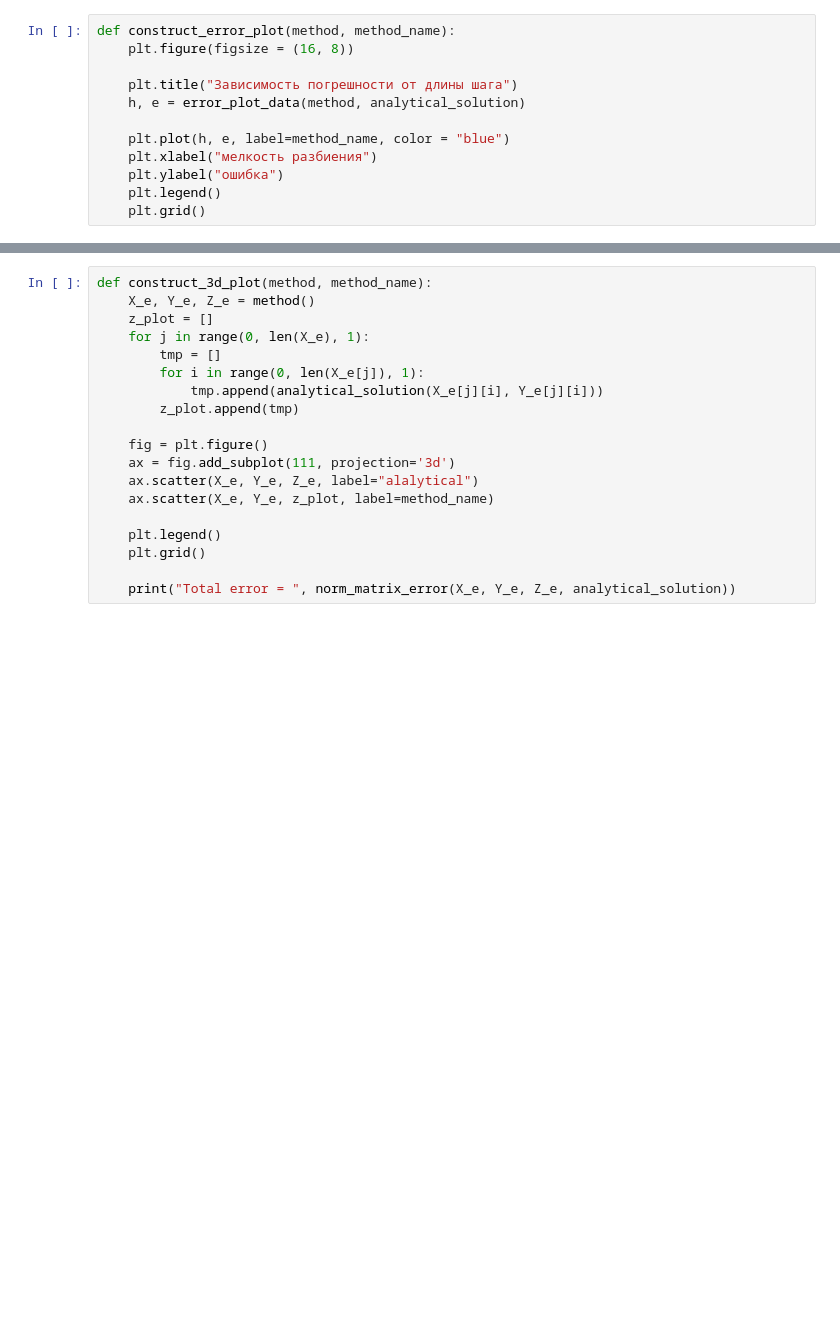
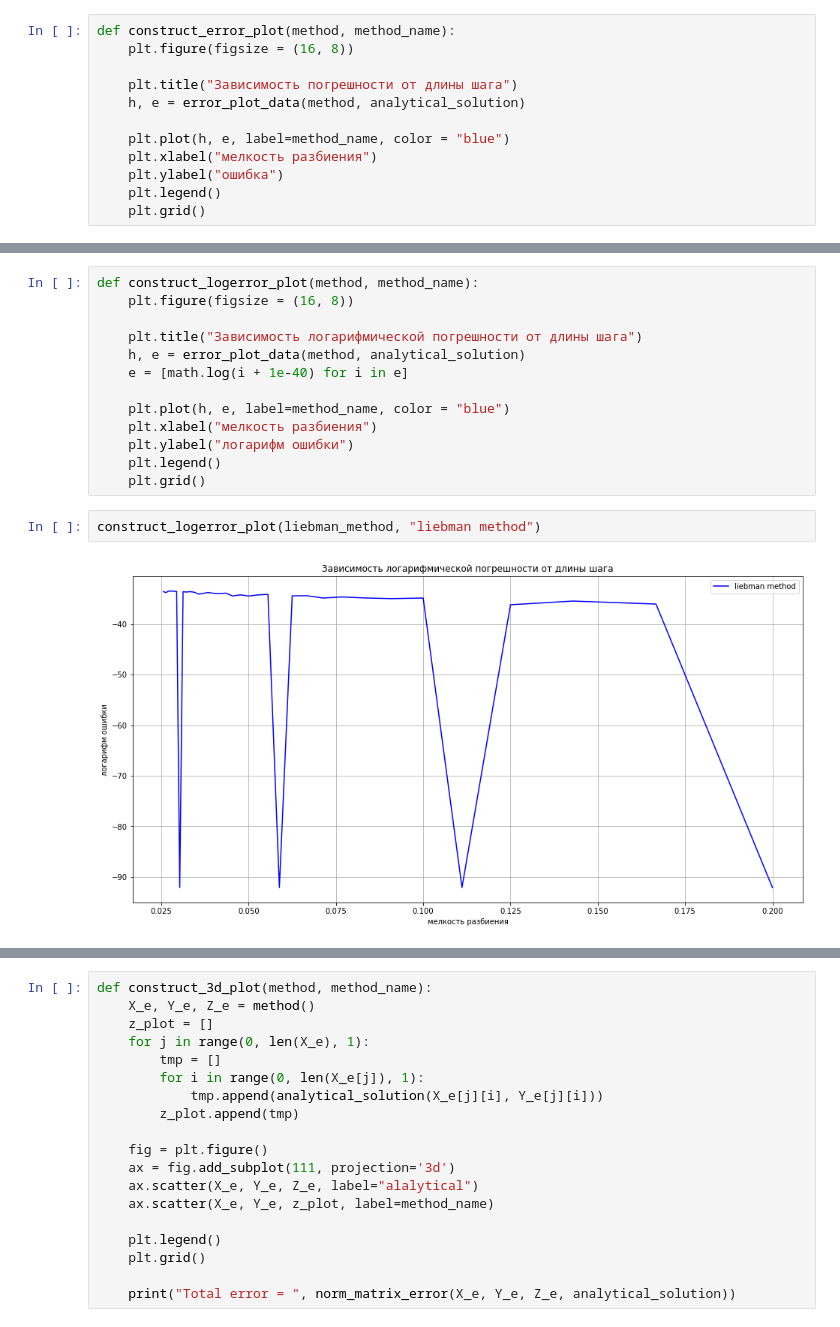
Before and after one commit to KorolevEgor/NM_Labs_2_sem, a Jupyter notebook: lab_7.ipynb, the cells around one changed output, grey strips where cells are left out. Saved outputs shown, nothing was run; the diff lists cells and outputs as text; blank space fills up the shorter version.

```diff
--- a/lab_7.ipynb
+++ b/lab_7.ipynb
@@ -252,0 +253,17 @@ construct_error_plot(zeidel_method, "zeidel method")
+# %%
+def construct_logerror_plot(method, method_name):
+    plt.figure(figsize = (16, 8))
+
+    plt.title("Зависимость логарифмической погрешности от длины шага")
+    h, e = error_plot_data(method, analytical_solution)
+    e = [math.log(i + 1e-40) for i in e]
+
+    plt.plot(h, e, label=method_name, color = "blue")
+    plt.xlabel("мелкость разбиения")
+    plt.ylabel("логарифм ошибки")
+    plt.legend()
+    plt.grid()
+# %%
+construct_logerror_plot(liebman_method, "liebman method")
+# %% [output]
+[figure, added]
```
Also changed, not shown: parts of 6 cells of this notebook.
